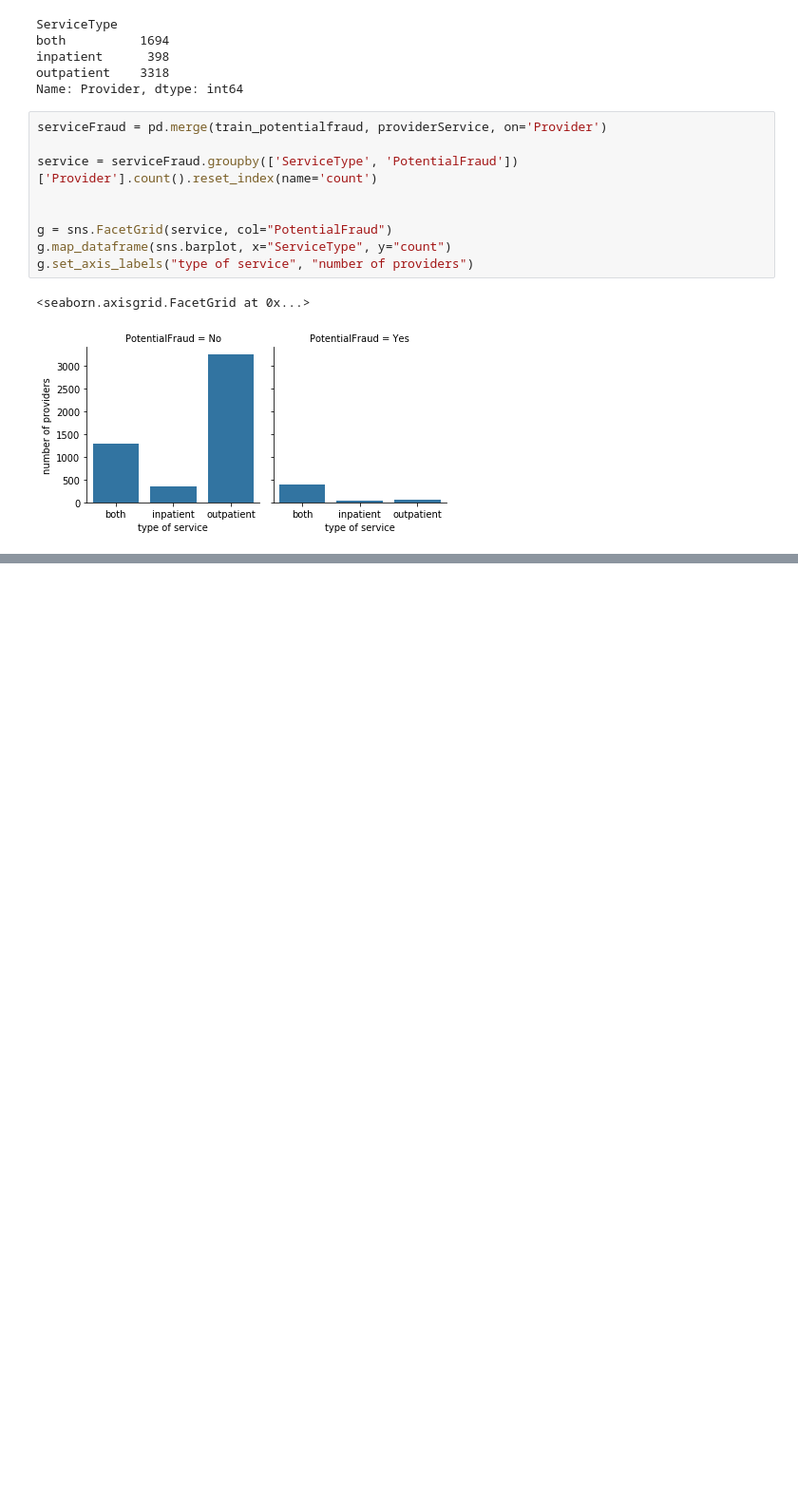
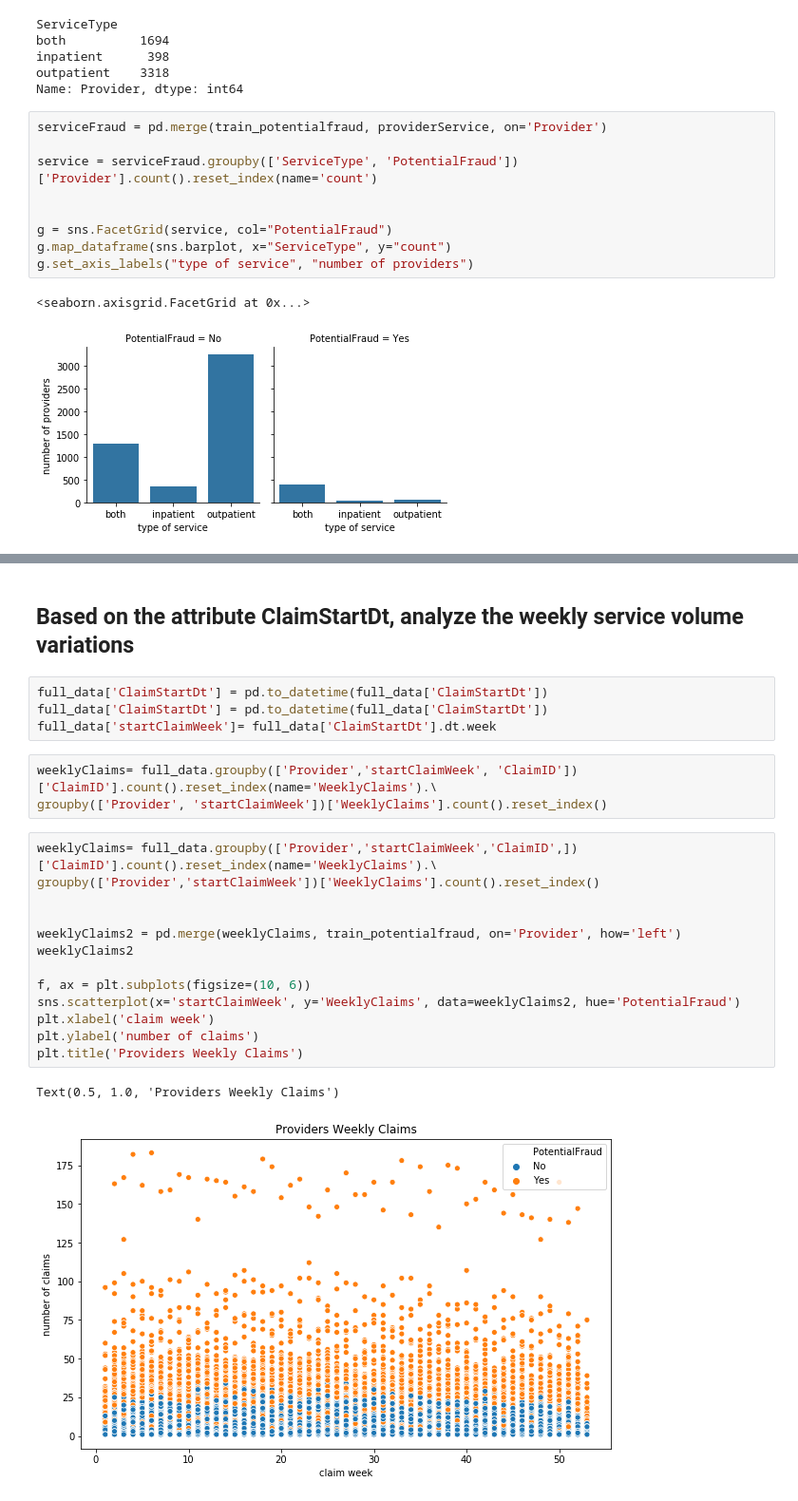
Before and after one commit to randypantinople/HealthCareFraudDetection, a Jupyter notebook: healthCareFraudDetection.ipynb, the cells around one changed output, grey strips where cells are left out. Shown at 95% size. Cells and saved outputs as stored; diff of their text form; blank space fills up the shorter version.

```diff
--- a/healthCareFraudDetection.ipynb
+++ b/healthCareFraudDetection.ipynb
@@ -239,0 +243,25 @@ trainProvider3.sample(2)
+# %% [markdown]
+## Based on the attribute ClaimStartDt, analyze the weekly service volume variations
+# %%
+full_data['ClaimStartDt'] = pd.to_datetime(full_data['ClaimStartDt'])
+full_data['ClaimStartDt'] = pd.to_datetime(full_data['ClaimStartDt'])
+full_data['startClaimWeek']= full_data['ClaimStartDt'].dt.week
+# %%
+weeklyClaims= full_data.groupby(['Provider','startClaimWeek', 'ClaimID'])['ClaimID'].count().reset_index(name='WeeklyClaims').\
+groupby(['Provider', 'startClaimWeek'])['WeeklyClaims'].count().reset_index()
+# %%
+weeklyClaims= full_data.groupby(['Provider','startClaimWeek','ClaimID',])['ClaimID'].count().reset_index(name='WeeklyClaims').\
+groupby(['Provider','startClaimWeek'])['WeeklyClaims'].count().reset_index()
+
+
+weeklyClaims2 = pd.merge(weeklyClaims, train_potentialfraud, on='Provider', how='left')
+weeklyClaims2
+
+f, ax = plt.subplots(figsize=(10, 6))
+sns.scatterplot(x='startClaimWeek', y='WeeklyClaims', data=weeklyClaims2, hue='PotentialFraud')
+plt.xlabel('claim week')
+plt.ylabel('number of claims')
+plt.title('Providers Weekly Claims')
+# %% [output]
+Text(0.5, 1.0, 'Providers Weekly Claims')
+[figure, added]
```
Also changed, not shown: parts of 16 cells of this notebook, 1 other file.
